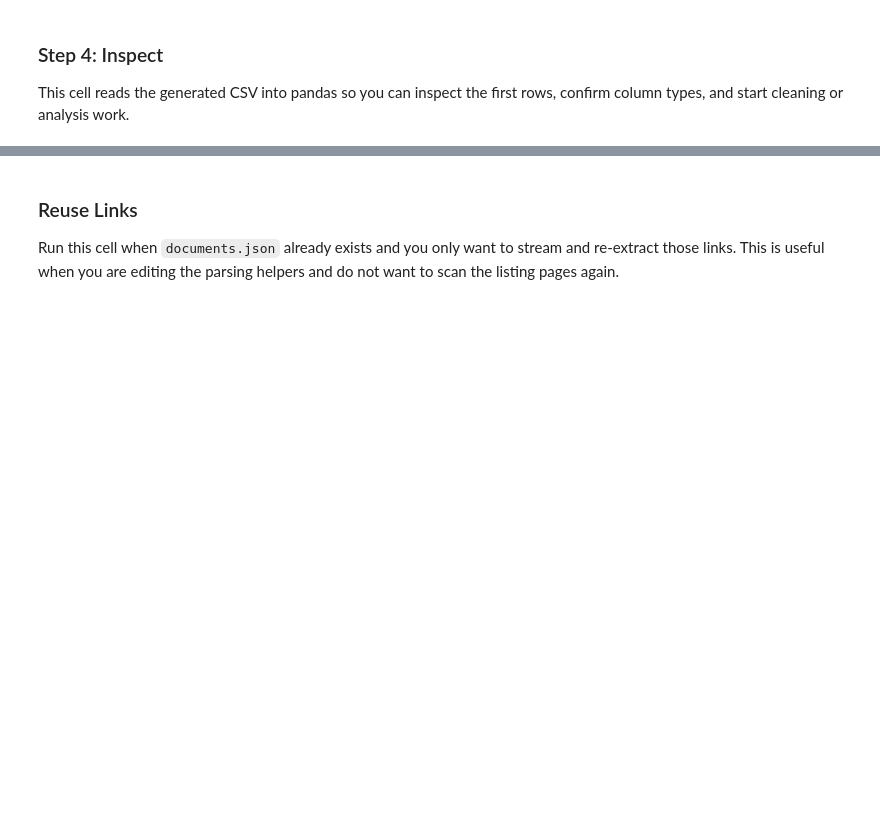
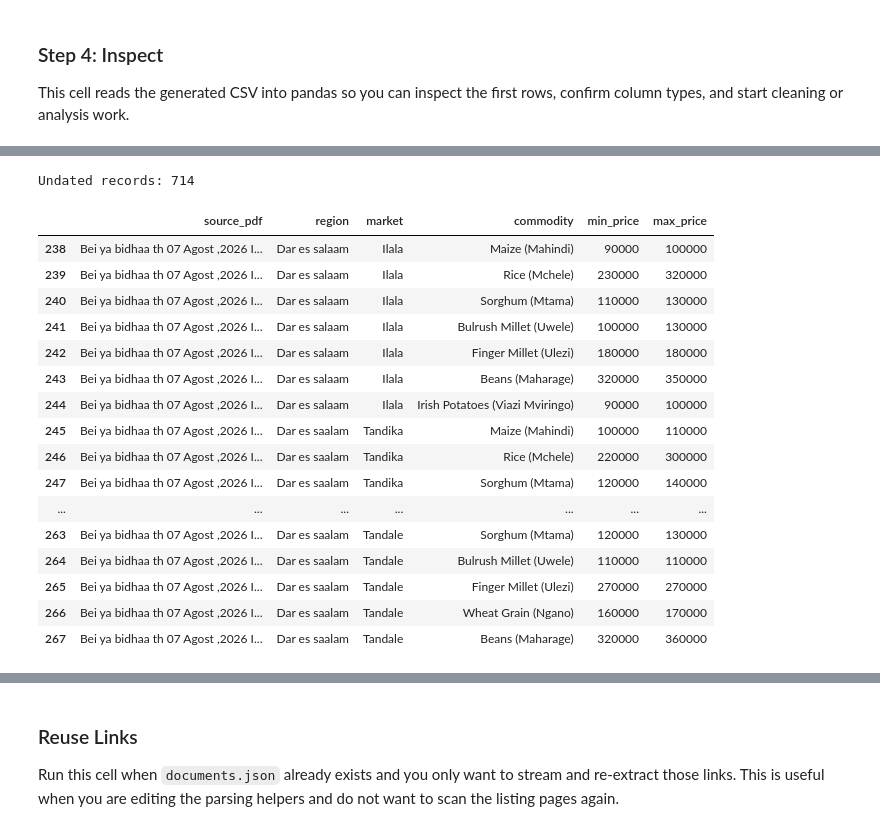
Before and after one commit to issah1554/fyp2026_backend, a Jupyter notebook: notebooks/mining/viwanda_mining.ipynb, the cells around one changed output, grey strips where cells are left out. Drawn from its saved outputs; the diff is of its cells as text; code cells hidden in the pictures; blank space fills up the shorter version.

```diff
--- a/notebooks/mining/viwanda_mining.ipynb
+++ b/notebooks/mining/viwanda_mining.ipynb
@@ -498,0 +532,30 @@ None
+# %%
+# Show records that still failed date extraction.
+undated = prices[prices["date"].isna()].copy()
+print(f"Undated records: {len(undated)}")
+
+if len(undated):
+    display(
+        undated[["source_pdf", "region", "market", "commodity", "min_price", "max_price"]]
+        .drop_duplicates()
+        .head(30)
+    )
+# %% [output]
+Undated records: 714
+|  | source_pdf | region | market | commodity | min_price | max_price |
+| 238 | Bei ya bidhaa th 07 Agost ,2026 I... | Dar es salaam | Ilala | Maize (Mahindi) | 90000 | 100000 |
+| 239 | Bei ya bidhaa th 07 Agost ,2026 I... | Dar es salaam | Ilala | Rice (Mchele) | 230000 | 320000 |
+| 240 | Bei ya bidhaa th 07 Agost ,2026 I... | Dar es salaam | Ilala | Sorghum (Mtama) | 110000 | 130000 |
+| 241 | Bei ya bidhaa th 07 Agost ,2026 I... | Dar es salaam | Ilala | Bulrush Millet (Uwele) | 100000 | 130000 |
+| 242 | Bei ya bidhaa th 07 Agost ,2026 I... | Dar es salaam | Ilala | Finger Millet (Ulezi) | 180000 | 180000 |
+| 243 | Bei ya bidhaa th 07 Agost ,2026 I... | Dar es salaam | Ilala | Beans (Maharage) | 320000 | 350000 |
+| 244 | Bei ya bidhaa th 07 Agost ,2026 I... | Dar es salaam | Ilala | Irish Potatoes (Viazi Mviringo) | 90000 | 100000 |
+| 245 | Bei ya bidhaa th 07 Agost ,2026 I... | Dar es saalam | Tandika | Maize (Mahindi) | 100000 | 110000 |
+| 246 | Bei ya bidhaa th 07 Agost ,2026 I... | Dar es saalam | Tandika | Rice (Mchele) | 220000 | 300000 |
+| 247 | Bei ya bidhaa th 07 Agost ,2026 I... | Dar es saalam | Tandika | Sorghum (Mtama) | 120000 | 140000 |
+| ... | ... | ... | ... | ... | ... | ... |
+| 263 | Bei ya bidhaa th 07 Agost ,2026 I... | Dar es saalam | Tandale | Sorghum (Mtama) | 120000 | 130000 |
+| 264 | Bei ya bidhaa th 07 Agost ,2026 I... | Dar es saalam | Tandale | Bulrush Millet (Uwele) | 110000 | 110000 |
+| 265 | Bei ya bidhaa th 07 Agost ,2026 I... | Dar es saalam | Tandale | Finger Millet (Ulezi) | 270000 | 270000 |
+| 266 | Bei ya bidhaa th 07 Agost ,2026 I... | Dar es saalam | Tandale | Wheat Grain (Ngano) | 160000 | 170000 |
+| 267 | Bei ya bidhaa th 07 Agost ,2026 I... | Dar es saalam | Tandale | Beans (Maharage) | 320000 | 360000 |
```
Also changed, not shown: parts of 10 cells of this notebook, 3 other files.
